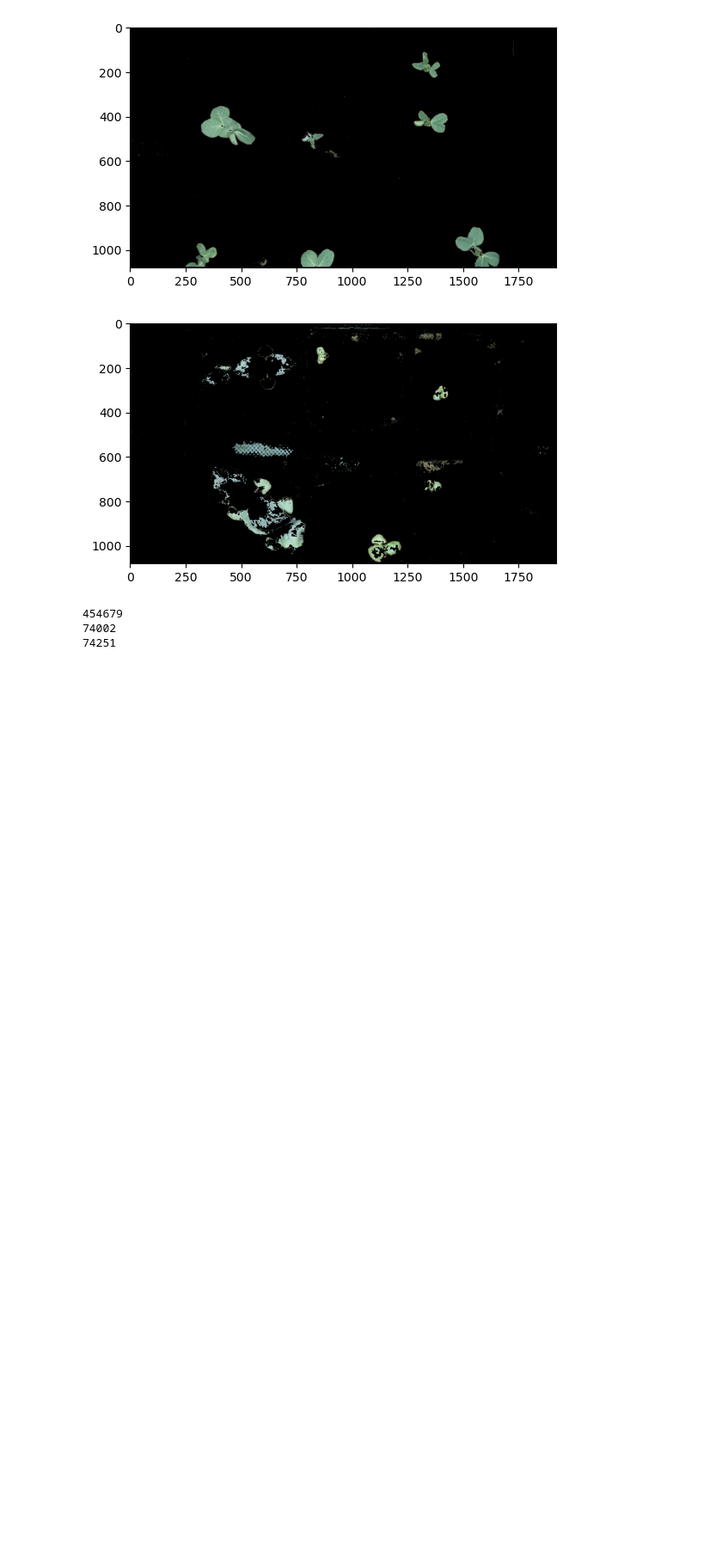
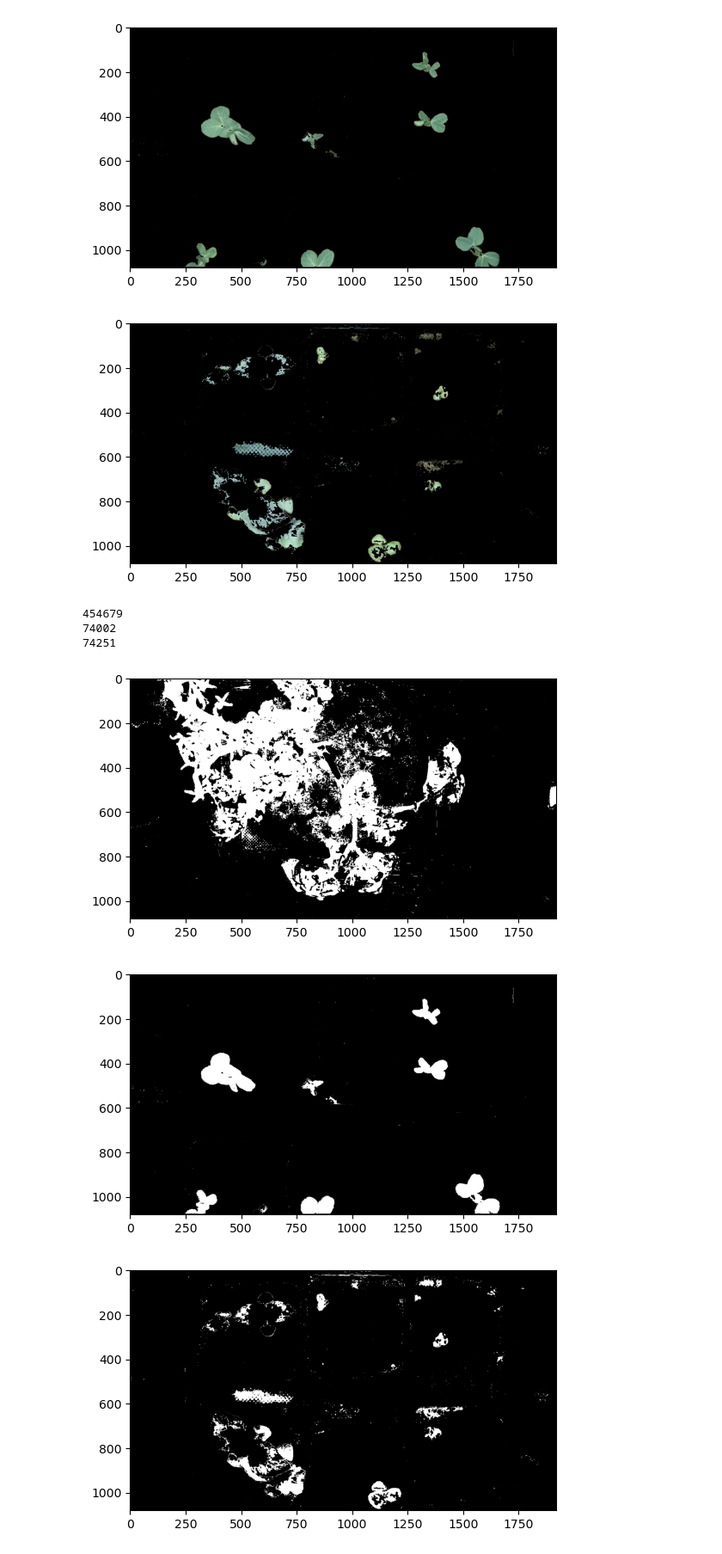
Before and after one commit to MST-Capstone2-MarsFarm/Tutorials, a Jupyter notebook: workflow/leaf_detection_opencv.ipynb, the cells around one changed output. Shown at 86% size. Drawn from its saved outputs; the diff is of its cells as text; code cells hidden in the pictures; blank space fills up the shorter version.

Commit message:
converted to mask and removed holes

```diff
--- a/workflow/leaf_detection_opencv.ipynb
+++ b/workflow/leaf_detection_opencv.ipynb
@@ -20,29 +20,3 @@ purple_basil_image_path = "/mnt/stor/ceph/csb/marsfarm/projects/inputs/MV1-0043_
 tomato_image, _, _ = pcv.readimage(filename=tomato_image_path)
 pea_image, _, _ = pcv.readimage(filename=pea_image_path)
 purple_basil_image, _, _ = pcv.readimage(filename=purple_basil_image_path)
-# %%
-import cv2
-def extract_plant_pixels(img):
-    # Load the image
-    #img = cv2.imread(image_path)
-
-    # Convert the image from RGB to HSV
-    hsv = cv2.cvtColor(img, cv2.COLOR_BGR2HSV)
-
-    # Define the range of green color in HSV
-    lower_green = np.array([25, 40, 40])
-    upper_green = np.array([100, 255, 255])
-
-    # Threshold the HSV image to get only green colors
-    mask = cv2.inRange(hsv, lower_green, upper_green)
-
-    # Bitwise-AND mask and original image to extract green parts
-    plant_pixels = cv2.bitwise_and(img, img, mask=mask)
-
-    return plant_pixels
-
-    # Display the original and the result
-    cv2.imshow('Original Image', img)
-    cv2.imshow('Plant Pixels', plant_pixels)
-    cv2.waitKey(0)
-    cv2.destroyAllWindows()
@@ -112,3 +72,15 @@ print(count_non_black_pixels(purple_basil_leaf_detected))
 454679
 74002
 74251
+# %%
+bw_tomato_leaf_detected = cv2.threshold(cv2.cvtColor(tomato_leaf_detected, cv2.COLOR_BGR2GRAY), 1, 1, cv2.THRESH_BINARY)[1]
+bw_pea_leaf_detected = cv2.threshold(cv2.cvtColor(pea_leaf_detected, cv2.COLOR_BGR2GRAY), 1, 1, cv2.THRESH_BINARY)[1]
+bw_purple_basil_leaf_detected = cv2.threshold(cv2.cvtColor(purple_basil_leaf_detected, cv2.COLOR_BGR2GRAY), 1, 1, cv2.THRESH_BINARY)[1]
+
+pcv.plot_image(bw_tomato_leaf_detected)
+pcv.plot_image(bw_pea_leaf_detected)
+pcv.plot_image(bw_purple_basil_leaf_detected)
+# %% [output]
+[figure, added]
+[figure, added]
+[figure, added]
```
Also changed, not shown: parts of 3 cells of this notebook.
